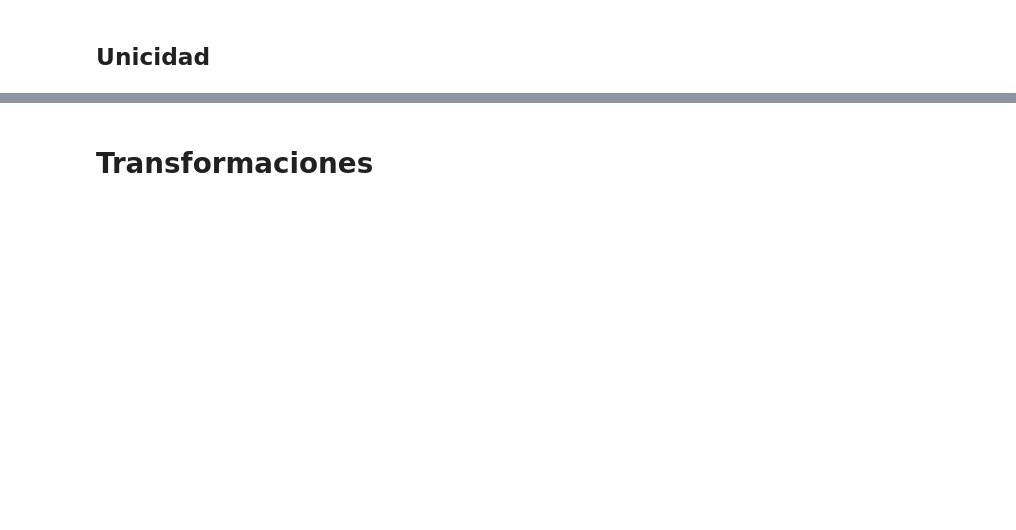
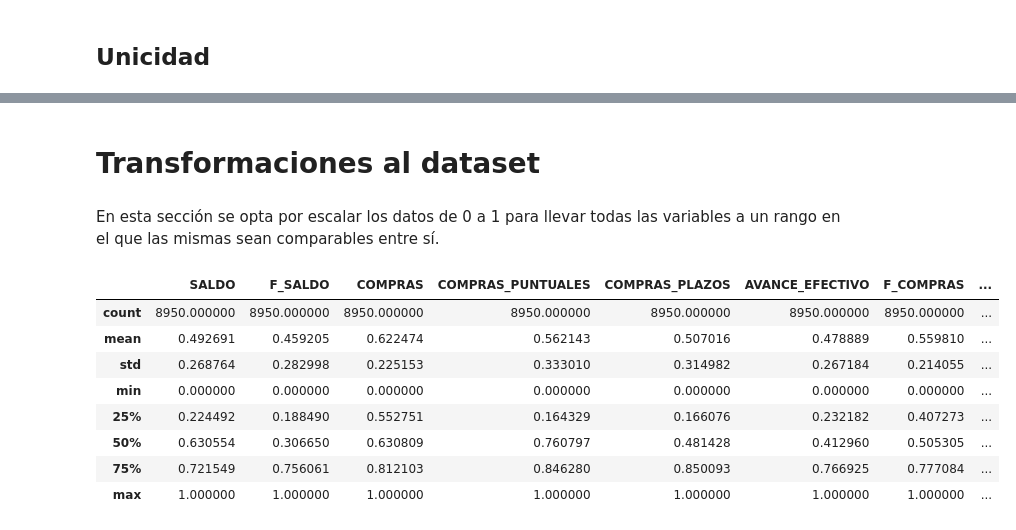
Before and after one commit to j4vierb/FinanzasAlpes-lab2, a Jupyter notebook: v1.ipynb, the cells around one changed output, grey strips where cells are left out. Drawn from its saved outputs; the diff is of its cells as text; code cells hidden in the pictures; blank space fills up the shorter version.

```diff
--- a/v1.ipynb
+++ b/v1.ipynb
@@ -181,2 +297,23 @@ df[df.duplicated()].shape[0]
 # %% [markdown]
-# Transformaciones
+# Transformaciones al dataset
+# %% [markdown]
+En esta sección se opta por escalar los datos de 0 a 1 para llevar todas las variables a un rango en el que las mismas sean comparables entre sí.
+# %%
+transformed_df = imputed_df.copy()
+
+sc = MinMaxScaler()
+not_f = [col for col in imputed_df.columns if 'F_' not in col and 'ID' != col]
+data = sc.fit_transform(imputed_df[not_f])
+
+transformed_df[not_f] = data
+transformed_df.describe()
+# %% [output]
+|  | SALDO | F_SALDO | COMPRAS | COMPRAS_PUNTUALES | COMPRAS_PLAZOS | AVANCE_EFECTIVO | F_COMPRAS | ... |
+| count | 8950.000000 | 8950.000000 | 8950.000000 | 8950.000000 | 8950.000000 | 8950.000000 | 8950.000000 | ... |
+| mean | 0.492691 | 0.459205 | 0.622474 | 0.562143 | 0.507016 | 0.478889 | 0.559810 | ... |
+| std | 0.268764 | 0.282998 | 0.225153 | 0.333010 | 0.314982 | 0.267184 | 0.214055 | ... |
+| min | 0.000000 | 0.000000 | 0.000000 | 0.000000 | 0.000000 | 0.000000 | 0.000000 | ... |
+| 25% | 0.224492 | 0.188490 | 0.552751 | 0.164329 | 0.166076 | 0.232182 | 0.407273 | ... |
+| 50% | 0.630554 | 0.306650 | 0.630809 | 0.760797 | 0.481428 | 0.412960 | 0.505305 | ... |
+| 75% | 0.721549 | 0.756061 | 0.812103 | 0.846280 | 0.850093 | 0.766925 | 0.777084 | ... |
+| max | 1.000000 | 1.000000 | 1.000000 | 1.000000 | 1.000000 | 1.000000 | 1.000000 | ... |
```
Also changed, not shown: parts of 39 cells of this notebook.
